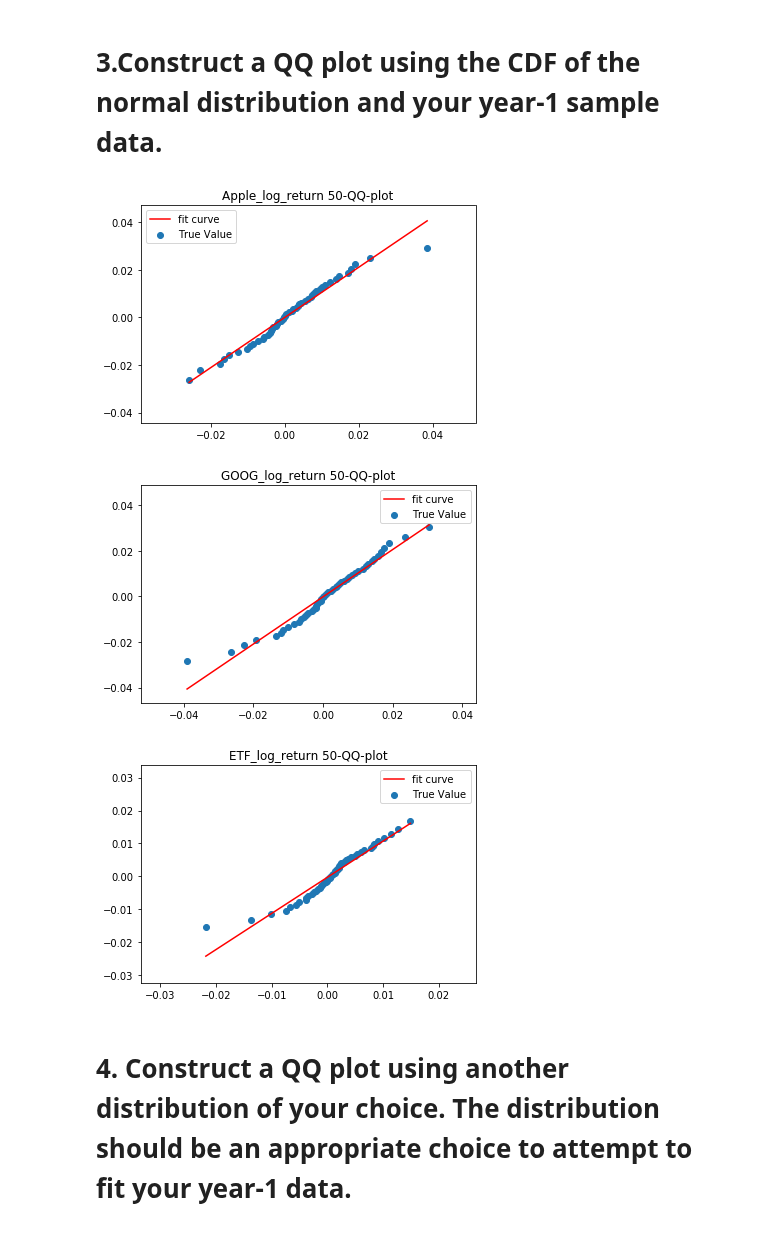
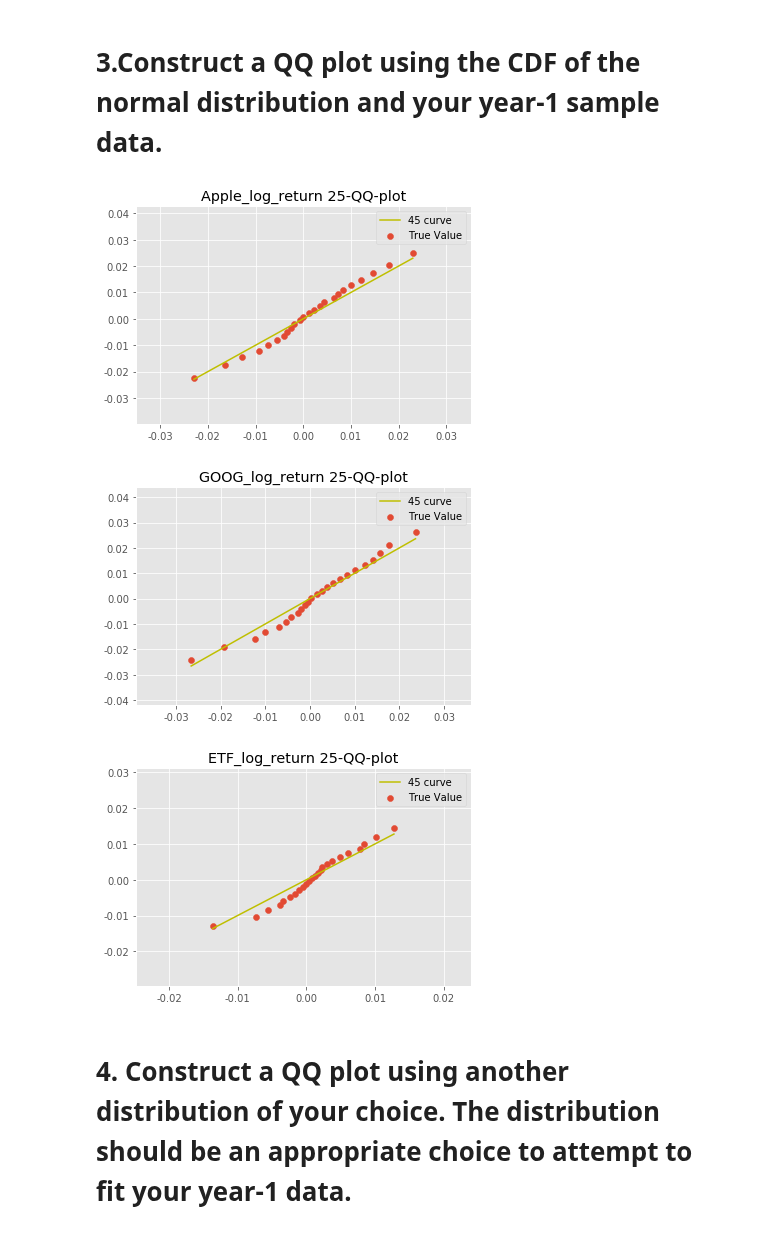
Before and after one commit to wuchenyu38/MA574_Portfolio-Valuation-and-Risk-Management, a Jupyter notebook: src/project1.ipynb, the cells around one changed output. Saved outputs shown, nothing was run; the diff lists cells and outputs as text; code cells hidden in the pictures.

```diff
--- a/src/project1.ipynb
+++ b/src/project1.ipynb
@@ -77,30 +77,31 @@ sns.distplot(Log_return['ETF_log_return'],bins = 80,hist = True,kde = False, fit
 # %%
 DApp=sorted(Log_return['Apple_log_return'])
 
-q=0.02
+q=0.04
 n=int(q*(len(DApp)+1))
 AppQ=[DApp[i*n] for i in range(1,int(1/q)) ]
 
 Amu=sum(DApp)/len(DApp)
 Asigma=math.sqrt(sum([(data-Amu)**2 for data in DApp])/(len(DApp)-1))
 FAq=[norm.ppf(i*q,loc=Amu,scale=Asigma) for i in range(1,int(1/q))]
 
 def f_fit(x, k,b):
     return k*x+b
 
 p_fit, prov = curve_fit(f_fit, AppQ,FAq)
 
 plt.scatter(AppQ,FAq,label='True Value')
-plt.plot(AppQ,[p_fit[0]*x+p_fit[1] for x in AppQ], color='r', label='fit curve')
-plt.title('Apple_log_return 50-QQ-plot')
+#plt.plot(AppQ,[p_fit[0]*x+p_fit[1] for x in AppQ], color='r', label='fit curve')
+plt.plot(AppQ,AppQ, color='y', label='45 curve')
+plt.title('Apple_log_return 25-QQ-plot')
 plt.legend()
 plt.show()
 # %% [output]
-[figure, old version]
+[figure, new version]
 # %%
 DApp2=sorted(Log_return['GOOG_log_return'])
 
-q=0.02
+q=0.04
 n=int(q*(len(DApp)+1))
 AppQ2=[DApp2[i*n] for i in range(1,int(1/q)) ]
 
@@ -114,16 +115,17 @@ def f_fit(x, k,b):
 p_fit2, prov2 = curve_fit(f_fit, AppQ2,FAq2)
 
 plt.scatter(AppQ2,FAq2,label='True Value')
-plt.plot(AppQ2,[p_fit2[0]*x+p_fit2[1] for x in AppQ2], color='r', label='fit curve')
-plt.title('GOOG_log_return 50-QQ-plot')
+#plt.plot(AppQ2,[p_fit2[0]*x+p_fit2[1] for x in AppQ2], color='r', label='fit curve')
+plt.plot(AppQ2,AppQ2, color='y', label='45 curve')
+plt.title('GOOG_log_return 25-QQ-plot')
 plt.legend()
 plt.show()
 # %% [output]
-[figure, old version]
+[figure, new version]
 # %%
 DApp=sorted(Log_return['ETF_log_return'])
 
-q=0.02
+q=0.04
 n=int(q*(len(DApp)+1))
 AppQ=[DApp[i*n] for i in range(1,int(1/q)) ]
 
@@ -137,12 +139,13 @@ def f_fit(x, k,b):
 p_fit, prov = curve_fit(f_fit, AppQ,FAq)
 
 plt.scatter(AppQ,FAq,label='True Value')
-plt.plot(AppQ,[p_fit[0]*x+p_fit[1] for x in AppQ], color='r', label='fit curve')
-plt.title('ETF_log_return 50-QQ-plot')
+#plt.plot(AppQ,[p_fit[0]*x+p_fit[1] for x in AppQ], color='r', label='fit curve')
+plt.plot(AppQ,AppQ, color='y', label='45 curve')
+plt.title('ETF_log_return 25-QQ-plot')
 plt.legend()
 plt.show()
 # %% [output]
-[figure, old version]
+[figure, new version]
 # %% [markdown]
 # 4. Construct a QQ plot using another distribution of your choice. The distribution should be an appropriate choice to attempt to ﬁt your year-1 data.
 # %%
```
Also changed, not shown: parts of 29 cells of this notebook.
